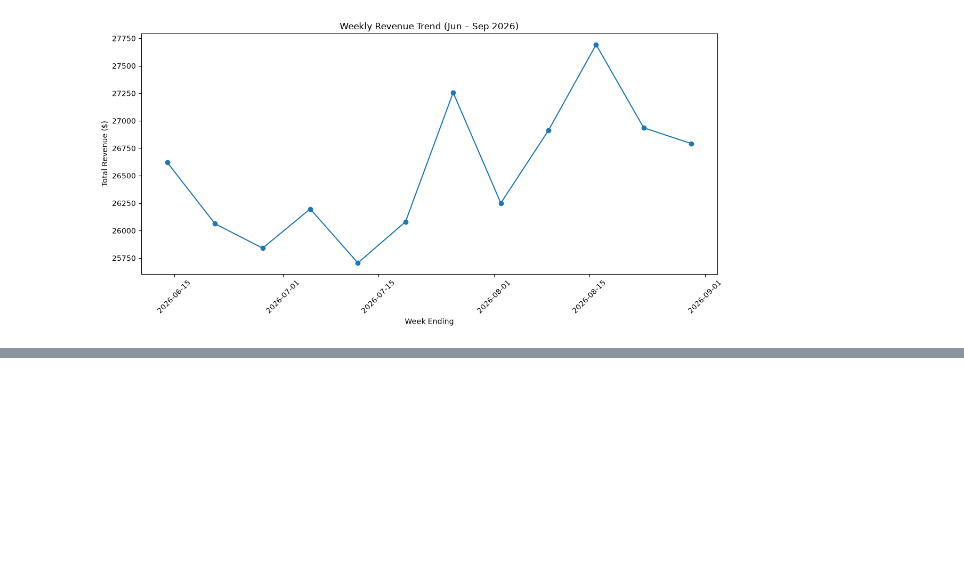
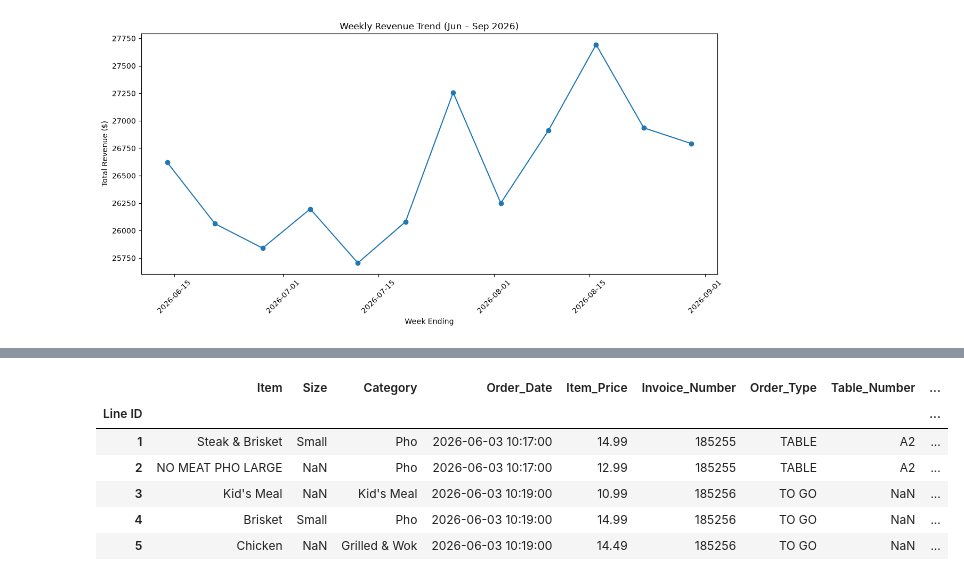
Before and after one commit to SunghunP/pho-restaurant-analysis, a Jupyter notebook: notebooks/eda.ipynb, the cells around one changed output, grey strips where cells are left out. Cells and saved outputs as stored; diff of their text form; code cells hidden in the pictures; blank space fills up the shorter version.

```diff
--- a/notebooks/eda.ipynb
+++ b/notebooks/eda.ipynb
@@ -473,0 +478,10 @@ My parents felt like business had been slowing down and wanted a specific number
+# %%
+df.head()
+# %% [output]
+|  | Item | Size | Category | Order_Date | Item_Price | Invoice_Number | Order_Type | Table_Number | ... |
+| Line ID |  |  |  |  |  |  |  |  | ... |
+| 1 | Steak & Brisket | Small | Pho | 2026-06-03 10:17:00 | 14.99 | 185255 | TABLE | A2 | ... |
+| 2 | NO MEAT PHO LARGE | NaN | Pho | 2026-06-03 10:17:00 | 12.99 | 185255 | TABLE | A2 | ... |
+| 3 | Kid's Meal | NaN | Kid's Meal | 2026-06-03 10:19:00 | 10.99 | 185256 | TO GO | NaN | ... |
+| 4 | Brisket | Small | Pho | 2026-06-03 10:19:00 | 14.99 | 185256 | TO GO | NaN | ... |
+| 5 | Chicken | NaN | Grilled & Wok | 2026-06-03 10:19:00 | 14.49 | 185256 | TO GO | NaN | ... |
```
Also changed, not shown: parts of 25 cells of this notebook, 5 other files.
